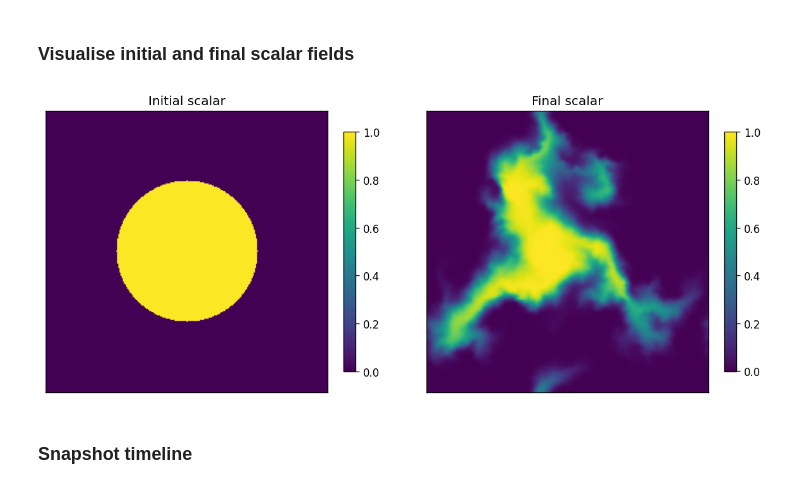
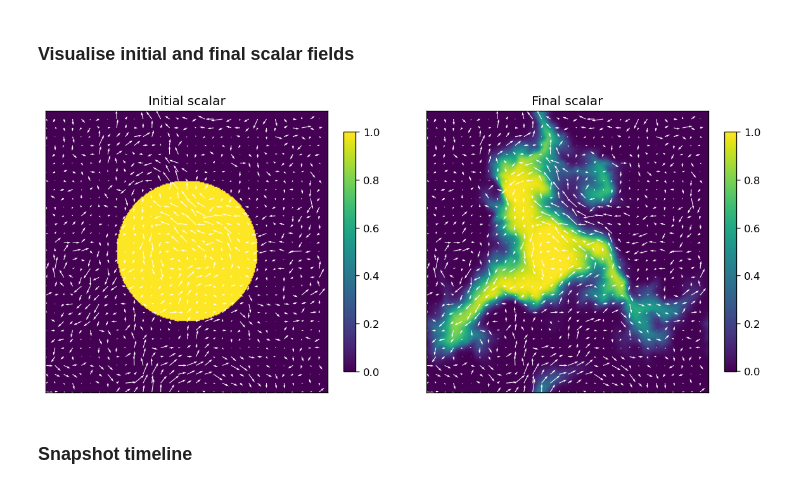
Before and after one commit to dfielding14/GeoFlowTracerLab, a Jupyter notebook: examples/02_scalar_advection.ipynb, the cells around one changed output. Drawn from its saved outputs; the diff is of its cells as text; code cells hidden in the pictures.

Commit message:
added velocity to field images

```diff
--- a/examples/02_scalar_advection.ipynb
+++ b/examples/02_scalar_advection.ipynb
@@ -32,11 +32,13 @@ velocity_config = VelocityConfig(beta=5/3, urms=1.0, seed=11)
 ux, uy = api.generate_velocity(velocity_config)
 
 theta0 = api.circle_initial_condition(radius=0.25)
+
 scalar_config = ScalarConfig(
     peclet=500,
     t_end=0.3,
     save_every=20,
     mean_grad=(0.0, 0.0),
+    method='spectral',
 )
 theta_final, diagnostics = api.evolve_scalar(theta0, ux, uy, scalar_config, verbose=False)
 # %% [markdown]
@@ -55,20 +57,34 @@ Snapshots stored: 46
 Frame stack available: False
 # %% [markdown]
 ### Visualise initial and final scalar fields
+# %%
+(L,N,dx) = (api.grid.L, api.grid.N, api.grid.dx)
+x = np.linspace((-L + dx)/2, (L-dx)/2, N)
+y = np.linspace((-L + dx)/2, (L-dx)/2, N)
+(X,Y) = np.meshgrid(x,y, indexing='xy')
+ext = (-L/2, L/2, -L/2, L/2)
 # %%
 fig, axs = plt.subplots(1, 2, figsize=(10, 4), dpi=120, constrained_layout=True)
-im0 = axs[0].imshow(theta0, origin='lower', cmap='viridis')
+
+# controls how spaced out the quiver arrows are, smaller number = more arrows
+nj = 8
+
+im0 = axs[0].imshow(theta0, origin='lower', cmap='viridis', extent=ext)
 axs[0].set_title('Initial scalar')
+axs[0].quiver(X[::nj,::nj], Y[::nj,::nj], ux[::nj,::nj], uy[::nj,::nj], color='w')
 plt.colorbar(im0, ax=axs[0], shrink=0.85)
-im1 = axs[1].imshow(theta_final, origin='lower', cmap='viridis')
+
+im1 = axs[1].imshow(theta_final, origin='lower', cmap='viridis', extent=ext)
 axs[1].set_title('Final scalar')
+axs[1].quiver(X[::nj,::nj], Y[::nj,::nj], ux[::nj,::nj], uy[::nj,::nj], color='w')
 plt.colorbar(im1, ax=axs[1], shrink=0.85)
+
 for ax in axs:
     ax.set_xticks([])
     ax.set_yticks([])
 plt.show()
 # %% [output]
-[figure, old version]
+[figure, new version]
 # %% [markdown]
 ### Snapshot timeline
 # %%
```
Also changed, not shown: parts of 2 cells of this notebook, 1 other file.
